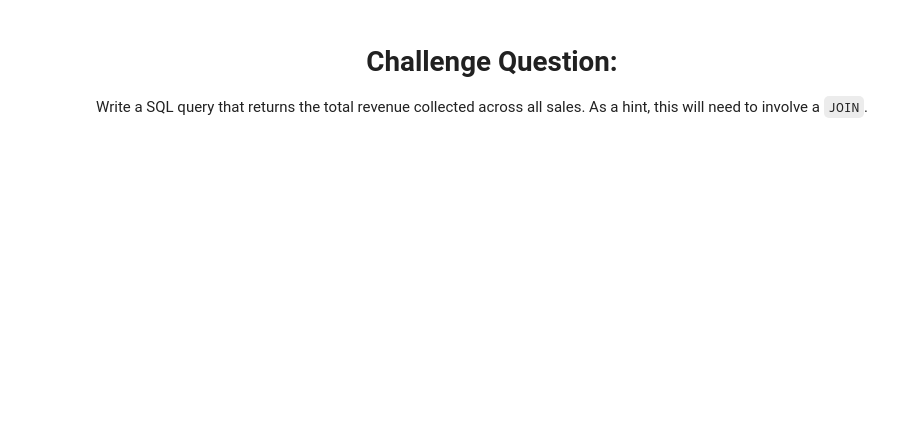
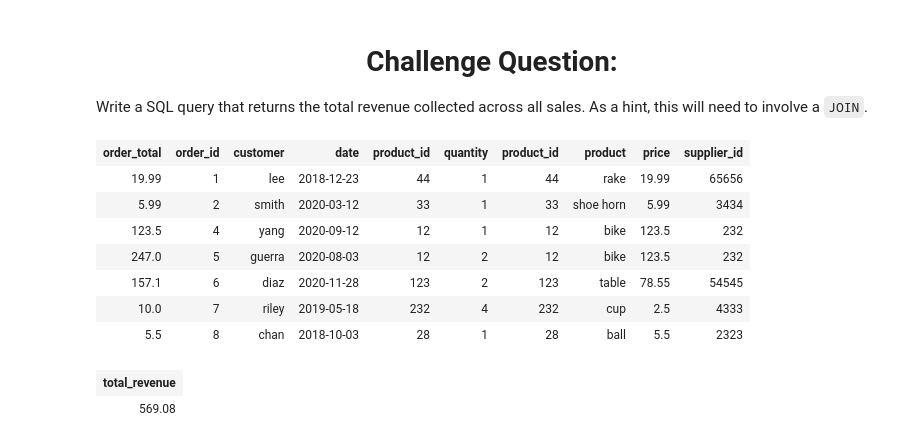
Before and after one commit to tingruima/mpa2065-fall-2021, a Jupyter notebook: sql_basics.ipynb, the cells around one changed output. Cells and saved outputs as stored; diff of their text form; code cells hidden in the pictures; blank space fills up the shorter version.

```diff
--- a/sql_basics.ipynb
+++ b/sql_basics.ipynb
@@ -407,3 +431,29 @@ GROUP BY
 <center><h1>Challenge Question:</h1></center>
 
 Write a SQL query that returns the total revenue collected across all sales. As a hint, this will need to involve a `JOIN`.
+# %%
+SELECT
+
+    (price*quantity) AS order_total,
+    *
+FROM
+    orders
+    JOIN products ON orders.product_id = products.product_id
+# %% [output]
+| order_total | order_id | customer | date | product_id | quantity | product_id | product | price | supplier_id |
+| 19.99 | 1 | lee | 2018-12-23 | 44 | 1 | 44 | rake | 19.99 | 65656 |
+| 5.99 | 2 | smith | 2020-03-12 | 33 | 1 | 33 | shoe horn | 5.99 | 3434 |
+| 123.5 | 4 | yang | 2020-09-12 | 12 | 1 | 12 | bike | 123.5 | 232 |
+| 247.0 | 5 | guerra | 2020-08-03 | 12 | 2 | 12 | bike | 123.5 | 232 |
+| 157.1 | 6 | diaz | 2020-11-28 | 123 | 2 | 123 | table | 78.55 | 54545 |
+| 10.0 | 7 | riley | 2019-05-18 | 232 | 4 | 232 | cup | 2.5 | 4333 |
+| 5.5 | 8 | chan | 2018-10-03 | 28 | 1 | 28 | ball | 5.5 | 2323 |
+# %%
+SELECT
+SUM(quantity * price) AS total_revenue
+FROM
+orders AS o
+JOIN products AS p ON o.product_id = p.product_id
+# %% [output]
+| total_revenue |
+| 569.08 |
```
Also changed, not shown: parts of 2 cells of this notebook.
